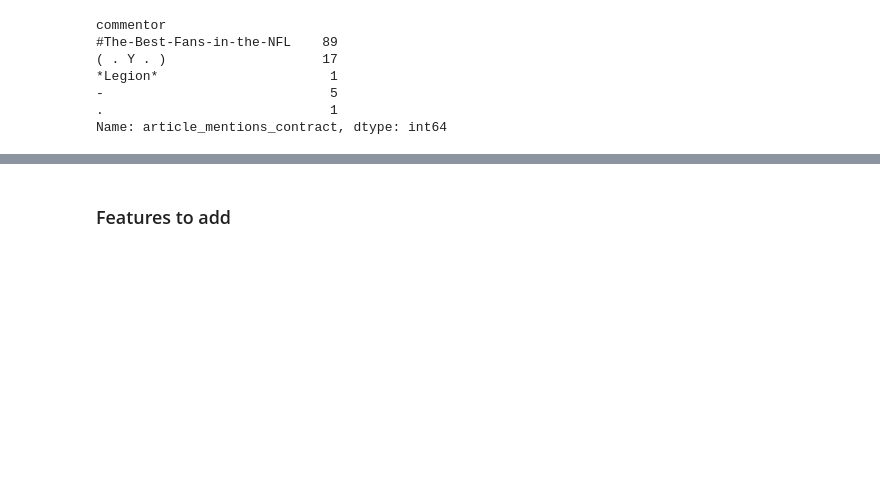
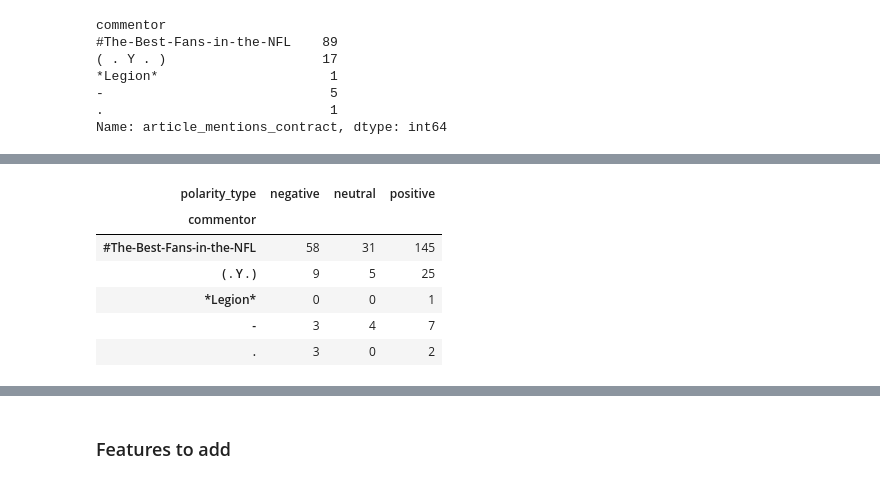
Before and after one commit to jweisman11a/pft_capstone, a Jupyter notebook: clustering/comment_yearly_feature_engineering.ipynb, the cells around one changed output, grey strips where cells are left out. Drawn from its saved outputs; the diff is of its cells as text; code cells hidden in the pictures; blank space fills up the shorter version.

```diff
--- a/clustering/comment_yearly_feature_engineering.ipynb
+++ b/clustering/comment_yearly_feature_engineering.ipynb
@@ -348,0 +359,14 @@ Sentiment(polarity=1.0, subjectivity=0.3)
+# %%
+# Calculate the polarity type (pos, neg, neu) of commentors
+comments['polarity_type'] = np.where(comments['polarity'] > 0.0, 'positive', np.where(comments['polarity'] < 0.0, 'negative','neutral'))
+comments_sentiment_type = pd.pivot_table(comments[['commentor','sentiment','polarity_type']], index=['commentor'], columns=['polarity_type'], aggfunc='count', fill_value=0)
+comments_sentiment_type.columns = comments_sentiment_type.columns.droplevel()
+comments_sentiment_type.head()
+# %% [output]
+| polarity_type | negative | neutral | positive |
+| commentor |  |  |  |
+| #The-Best-Fans-in-the-NFL | 58 | 31 | 145 |
+| ( . Y . ) | 9 | 5 | 25 |
+| *Legion* | 0 | 0 | 1 |
+| - | 3 | 4 | 7 |
+| . | 3 | 0 | 2 |
```
Also changed, not shown: parts of 11 cells of this notebook, 1 other file.
